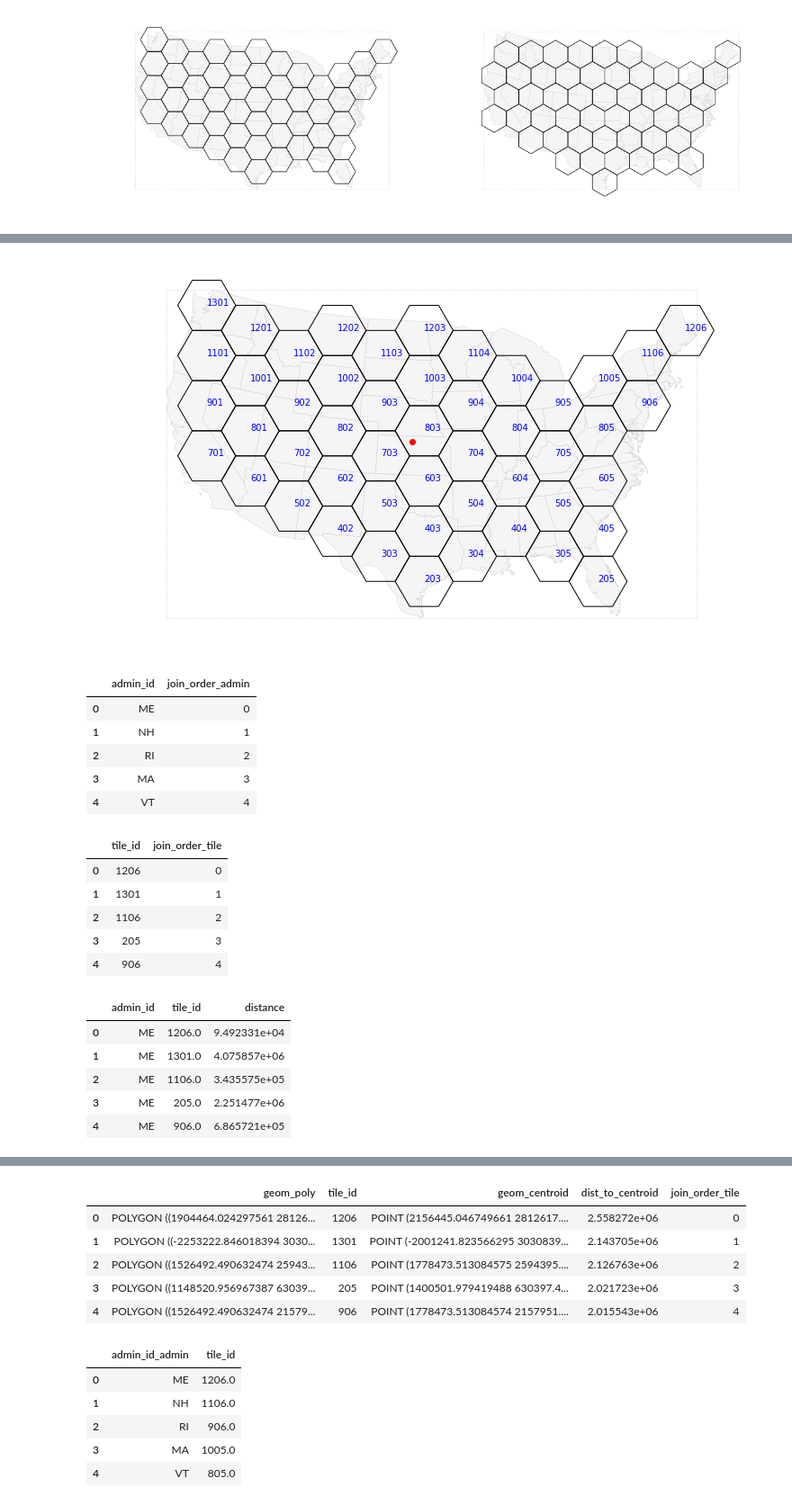
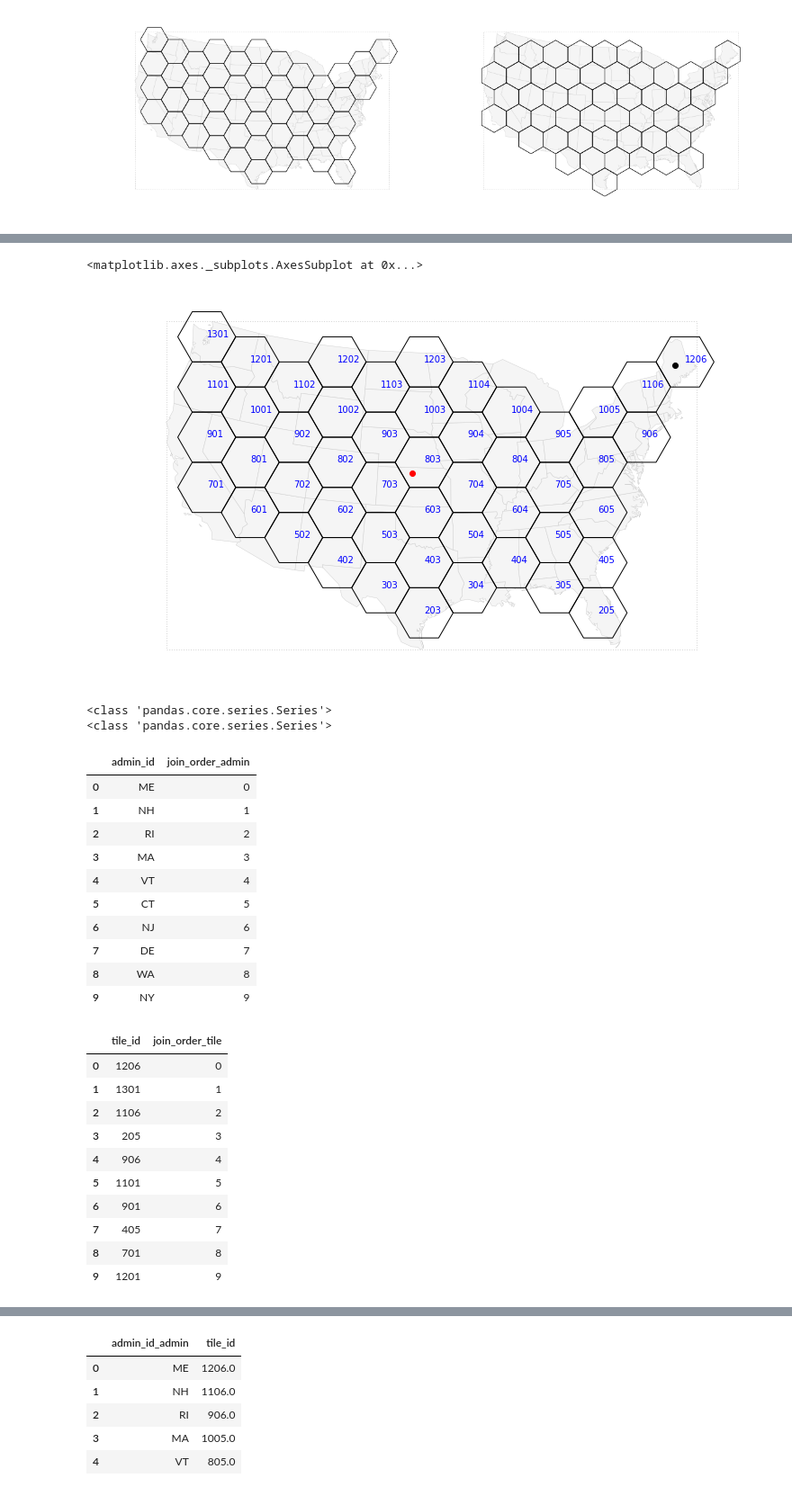
Before and after one commit to deitelberg/Python-projects, a Jupyter notebook: gridmap_refactor.ipynb, the cells around one changed output, grey strips where cells are left out. Shown at 90% size. Cells and saved outputs as stored; diff of their text form; code cells hidden in the pictures.

```diff
--- a/gridmap_refactor.ipynb
+++ b/gridmap_refactor.ipynb
@@ -172,7 +179,7 @@ def build_hexagon(x, y, length, bearing):
     hex_poly = Polygon(pts)
     return hex_poly
 
-def tesselate_hexagons_translate(bb, hull, length, x_offset_factor, y_offset_factor, flat='up'):
+def tesselate_hexagons_translate(bb, hull, length, x_offset_factor, y_offset_factor, flat, keep):
     x_row = 100
     y_col = 0
     hexes = []
@@ -207,7 +214,9 @@ def tesselate_hexagons_translate(bb, hull, length, x_offset_factor, y_offset_fac
         y_inside = ((centroid.y >= bb['miny'] - abs(y_offset_seed)) and
                     (centroid.y <= bb['maxy'] + abs(y_offset_seed)))
 
-        if hull.intersects(centroid):
+        if keep=='center_in' and hull.intersects(centroid):
+            hexes += [hex_gdf]
+        elif keep=='touches' and hull.intersects(hexagon):
             hexes += [hex_gdf]
 
         if x_inside and y_inside:
@@ -248,7 +257,7 @@ def tesselate_hexagons_translate(bb, hull, length, x_offset_factor, y_offset_fac
     hexes_gdf = add_centroid_geom(hexes_gdf)
     return hexes_gdf
 
-def iterate_size(adm, bb, flat, x_offset_factor, y_offset_factor, len_factor, iter_factor): #x_offset_factor should be between -1 and 1
+def iterate_size(adm, bb, flat, x_offset_factor, y_offset_factor, len_factor, iter_factor, keep='touches'): #x_offset_factor should be between -1 and 1
     length = max(bb['rangex'], bb['rangey']) / (len(adm) * len_factor)
     print('\nFlat side: {}'.format(flat))
 
@@ -256,11 +265,12 @@ def iterate_size(adm, bb, flat, x_offset_factor, y_offset_factor, len_factor, it
     i = 1
     while hex_count > len(adm):
         hexagons = tesselate_hexagons_translate(bb=bbox,
-                                                hull=admin_hulls_dissolved['geom_convexhull'][1],
+                                                hull=admin_hulls_dissolved['geom_convexhull'][0],
                                                 length=length,
                                                 x_offset_factor=x_offset_factor,
                                                 y_offset_factor=y_offset_factor,
-                                                flat=flat)
+                                                flat=flat,
+                                                keep=keep)
         hex_count = len(hexagons)
 
         print('i{} h{}...'.format(i, hex_count), end =' ')
@@ -278,11 +288,13 @@ ifac   = 1.0009
 
 hexagons_up = iterate_size(admin, bbox, flat='up',
                            x_offset_factor=xofac1, y_offset_factor=yofac1,
-                           len_factor=lfac, iter_factor=ifac)
+                           len_factor=lfac, iter_factor=ifac, keep='center_in')
+hexagons_up.crs = {'init': 'epsg:5070'}
 
 hexagons_side = iterate_size(admin, bbox, flat='side',
                              x_offset_factor=xofac2, y_offset_factor=yofac2,
-                             len_factor=lfac, iter_factor=ifac)
+                             len_factor=lfac, iter_factor=ifac, keep='center_in')
+hexagons_side.crs = {'init': 'epsg:5070'}
 
 hexagons_up.head(10)
 # %% [output]
@@ -369,14 +393,17 @@ admin_hulls_dissolved.set_geometry('geom_centroid').plot(ax=ax, color='red')
 #hexagons_up.set_geometry('geom_centroid').plot(ax=ax, color='lightblue')
 #display_point_labels(admin.set_geometry('geom_centroid'), admin_id, c='black')
 display_point_labels(hexagons_up.set_geometry('geom_centroid'), tile_id)
+admin.loc[admin[admin_id] == 'ME'].set_geometry('geom_centroid').plot(ax=ax, color='black')
 
 #admin.set_geometry('geom_centroid').plot(ax=ax, color='green')
 # %% [output]
+<matplotlib.axes._subplots.AxesSubplot at 0x...>
 [figure]
 # %%
-def dist_to_centroid_fld(centers, centroid, idx_col, order_col):
+def dist_to_centroid_fld(centers, centroid, idx_col, order_col, sort_order):
     distances = {}
-    centroid_pt = centroid['geom_centroid'][1] #Get Shapely point geom from geodataframe
+    print(type(centroid['geom_centroid']))
+    centroid_pt = centroid['geom_centroid'][0] #Get Shapely point geom from geodataframe
 
     try:
         centers.drop(columns=['dist_to_centroid', order_col], inplace=True)
@@ -390,8 +417,13 @@ def dist_to_centroid_fld(centers, centroid, idx_col, order_col):
         distances[idx] = distance
         #print('{}  {}  {}'.format(i, idx, distance))
 
+    if sort_order == 'farthest_first':
+        rev = True
+    elif sort_order == 'closest_first':
+        rev = False
+
     distances_dict = dict(sorted(distances.items(), key=operator.itemgetter(1),
-                                 reverse=True))
+                                 reverse=rev))
     distances_df = pd.DataFrame(list(distances_dict.items()),
                                 columns=[idx_col, 'dist_to_centroid'])
     distances_df[order_col] = distances_df.index
@@ -402,49 +434,60 @@ def dist_to_centroid_fld(centers, centroid, idx_col, order_col):
 
 def build_admin_tile_distance_df(admin_centers, tile_centers):
     cols = [admin_id, tile_id, 'distance']
     df_dist = pd.DataFrame(columns=cols, dtype=int)
 
     for idx1, admin_row in admin_centers.iterrows():
         admin_pt = admin_row['geom_centroid']
         admin_idx = admin_row[admin_id]
 
         for idx2, tile_row in tile_centers.iterrows():
             tile_pt = tile_row['geom_centroid']
             tile_idx = tile_row[tile_id]
             distance = tile_pt.distance(admin_pt)
             #print(distance)
 
             df_tmp = pd.DataFrame([[admin_idx, tile_idx, distance]], columns=cols)
             df_dist = df_dist.append(df_tmp, ignore_index=True)
 
     return df_dist
 
-admin = dist_to_centroid_fld(admin, admin_hulls_dissolved, admin_id, jo_admin)
-hexagons_up = dist_to_centroid_fld(hexagons_up, admin_hulls_dissolved, tile_id, jo_tile)
+admin = dist_to_centroid_fld(admin, admin_hulls_dissolved, admin_id, jo_admin, 'farthest_first')
+hexagons_up = dist_to_centroid_fld(hexagons_up, admin_hulls_dissolved, tile_id, jo_tile, 'farthest_first')
+
+state_ctr = admin.loc[admin[admin_id] == 'ME'].set_geometry('geom_centroid').reset_index(drop=True)
+
+#admin = dist_to_centroid_fld(admin, state_ctr,admin_id, jo_admin, 'closest_first')
+#hexagons_up = dist_to_centroid_fld(hexagons_up, state_ctr, tile_id, jo_tile, 'closest_first')
 distance_df = build_admin_tile_distance_df(admin, hexagons_up)
 
-display(HTML(admin[[admin_id, jo_admin]].head(5).to_html()))
-display(HTML(hexagons_up[[tile_id, jo_tile]].head(5).to_html()))
-display(HTML(distance_df.head(5).to_html()))
+display(HTML(admin[[admin_id, jo_admin]].head(10).to_html()))
+display(HTML(hexagons_up[[tile_id, jo_tile]].head(10).to_html()))
+# display(HTML(distance_df.head(5).to_html()))
 
-display(HTML(admin.head(5).to_html()))
-display(HTML(hexagons_up.head(5).to_html()))
+# display(HTML(admin.head(10).to_html()))
+# display(HTML(hexagons_up.head(5).to_html()))
 # %% [output]
+<class 'pandas.core.series.Series'>
+<class 'pandas.core.series.Series'>
 |  | admin_id | join_order_admin |
 | 0 | ME | 0 |
 | 1 | NH | 1 |
 | 2 | RI | 2 |
 | 3 | MA | 3 |
 | 4 | VT | 4 |
+| 5 | CT | 5 |
+| 6 | NJ | 6 |
+| 7 | DE | 7 |
+| 8 | WA | 8 |
+| 9 | NY | 9 |
 |  | tile_id | join_order_tile |
 | 0 | 1206 | 0 |
 | 1 | 1301 | 1 |
 | 2 | 1106 | 2 |
 | 3 | 205 | 3 |
 | 4 | 906 | 4 |
+| 5 | 1101 | 5 |
+| 6 | 901 | 6 |
+| 7 | 405 | 7 |
+| 8 | 701 | 8 |
+| 9 | 1201 | 9 |
-|  | admin_id | tile_id | distance |
-| 0 | ME | 1206.0 | 9.492331e+04 |
-| 1 | ME | 1301.0 | 4.075857e+06 |
-| 2 | ME | 1106.0 | 3.435575e+05 |
-| 3 | ME | 205.0 | 2.251477e+06 |
-| 4 | ME | 906.0 | 6.865721e+05 |
@@ -457,9 +494,3 @@ display(HTML(hexagons_up.head(5).to_html()))
-|  | geom_poly | tile_id | geom_centroid | dist_to_centroid | join_order_tile |
-| 0 | POLYGON ((1904464.024297561 28126... | 1206 | POINT (2156445.046749661 2812617.... | 2.558272e+06 | 0 |
-| 1 | POLYGON ((-2253222.846018394 3030... | 1301 | POINT (-2001241.823566295 3030839... | 2.143705e+06 | 1 |
-| 2 | POLYGON ((1526492.490632474 25943... | 1106 | POINT (1778473.513084575 2594395.... | 2.126763e+06 | 2 |
-| 3 | POLYGON ((1148520.956967387 63039... | 205 | POINT (1400501.979419488 630397.4... | 2.021723e+06 | 3 |
-| 4 | POLYGON ((1526492.490632474 21579... | 906 | POINT (1778473.513084574 2157951.... | 2.015543e+06 | 4 |
 # %%
 def match_one_to_another(admin_centers, tile_centers, dist_df, order_defined_by):
     if order_defined_by == 'admin':
```
Also changed, not shown: parts of 9 cells of this notebook.
